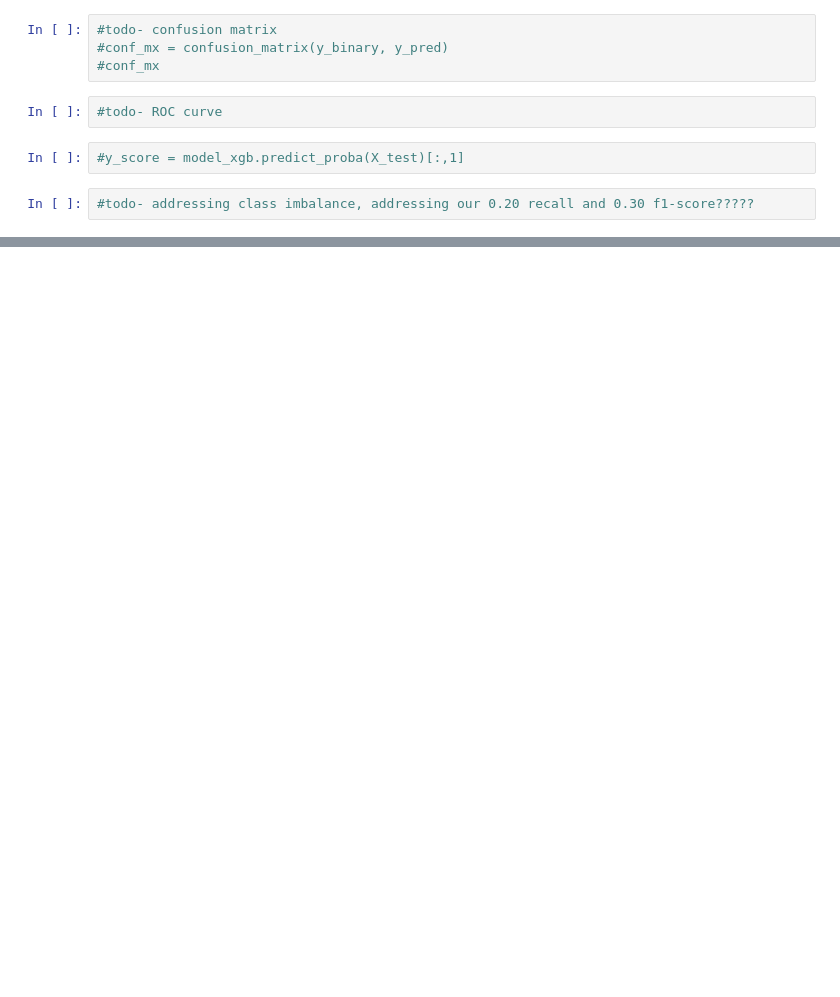
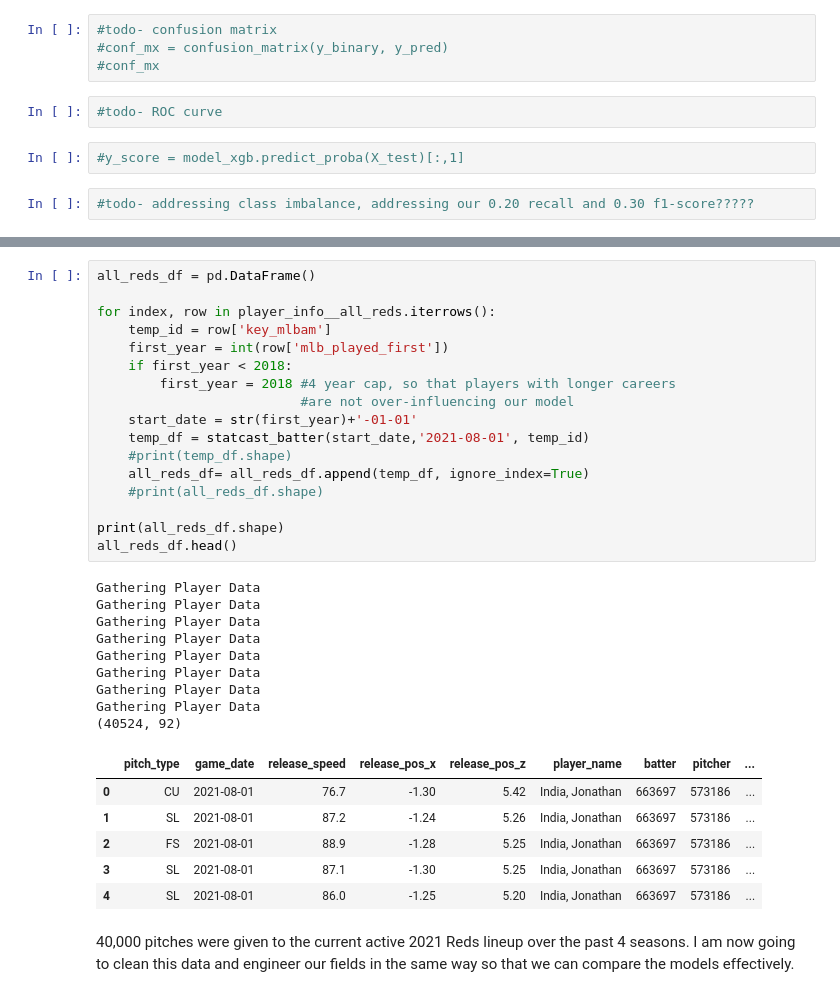
Before and after one commit to ewehmueller/pitch-analysis, a Jupyter notebook: pitch-classification.ipynb, the cells around one changed output, grey strips where cells are left out. Saved outputs shown, nothing was run; the diff lists cells and outputs as text; blank space fills up the shorter version.

```diff
--- a/pitch-classification.ipynb
+++ b/pitch-classification.ipynb
@@ -567,0 +609,35 @@ model_cnn = Sequential()
+# %%
+all_reds_df = pd.DataFrame()
+
+for index, row in player_info__all_reds.iterrows():
+    temp_id = row['key_mlbam']
+    first_year = int(row['mlb_played_first'])
+    if first_year < 2018:
+        first_year = 2018 #4 year cap, so that players with longer careers
+                          #are not over-influencing our model
+    start_date = str(first_year)+'-01-01'
+    temp_df = statcast_batter(start_date,'2021-08-01', temp_id)
+    #print(temp_df.shape)
+    all_reds_df= all_reds_df.append(temp_df, ignore_index=True)
+    #print(all_reds_df.shape)
+
+print(all_reds_df.shape)
+all_reds_df.head()
+# %% [output]
+Gathering Player Data
+Gathering Player Data
+Gathering Player Data
+Gathering Player Data
+Gathering Player Data
+Gathering Player Data
+Gathering Player Data
+Gathering Player Data
+(40524, 92)
+|  | pitch_type | game_date | release_speed | release_pos_x | release_pos_z | player_name | batter | pitcher | ... |
+| 0 | CU | 2021-08-01 | 76.7 | -1.30 | 5.42 | India, Jonathan | 663697 | 573186 | ... |
+| 1 | SL | 2021-08-01 | 87.2 | -1.24 | 5.26 | India, Jonathan | 663697 | 573186 | ... |
+| 2 | FS | 2021-08-01 | 88.9 | -1.28 | 5.25 | India, Jonathan | 663697 | 573186 | ... |
+| 3 | SL | 2021-08-01 | 87.1 | -1.30 | 5.25 | India, Jonathan | 663697 | 573186 | ... |
+| 4 | SL | 2021-08-01 | 86.0 | -1.25 | 5.20 | India, Jonathan | 663697 | 573186 | ... |
+# %% [markdown]
+40,000 pitches were given to the current active 2021 Reds lineup over the past 4 seasons.  I am now going to clean this data and engineer our fields in the same way so that we can compare the models effectively.
```
Also changed, not shown: parts of 25 cells of this notebook.
